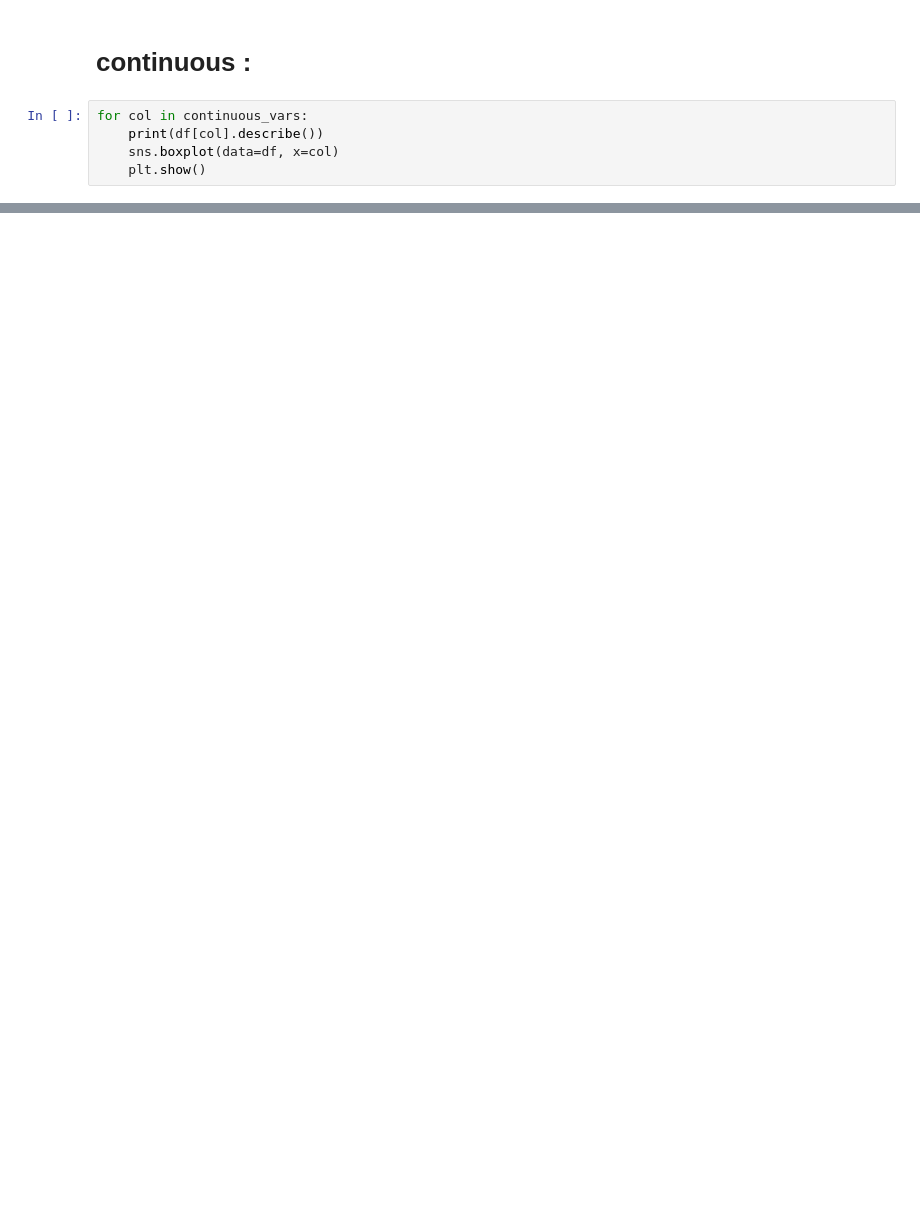
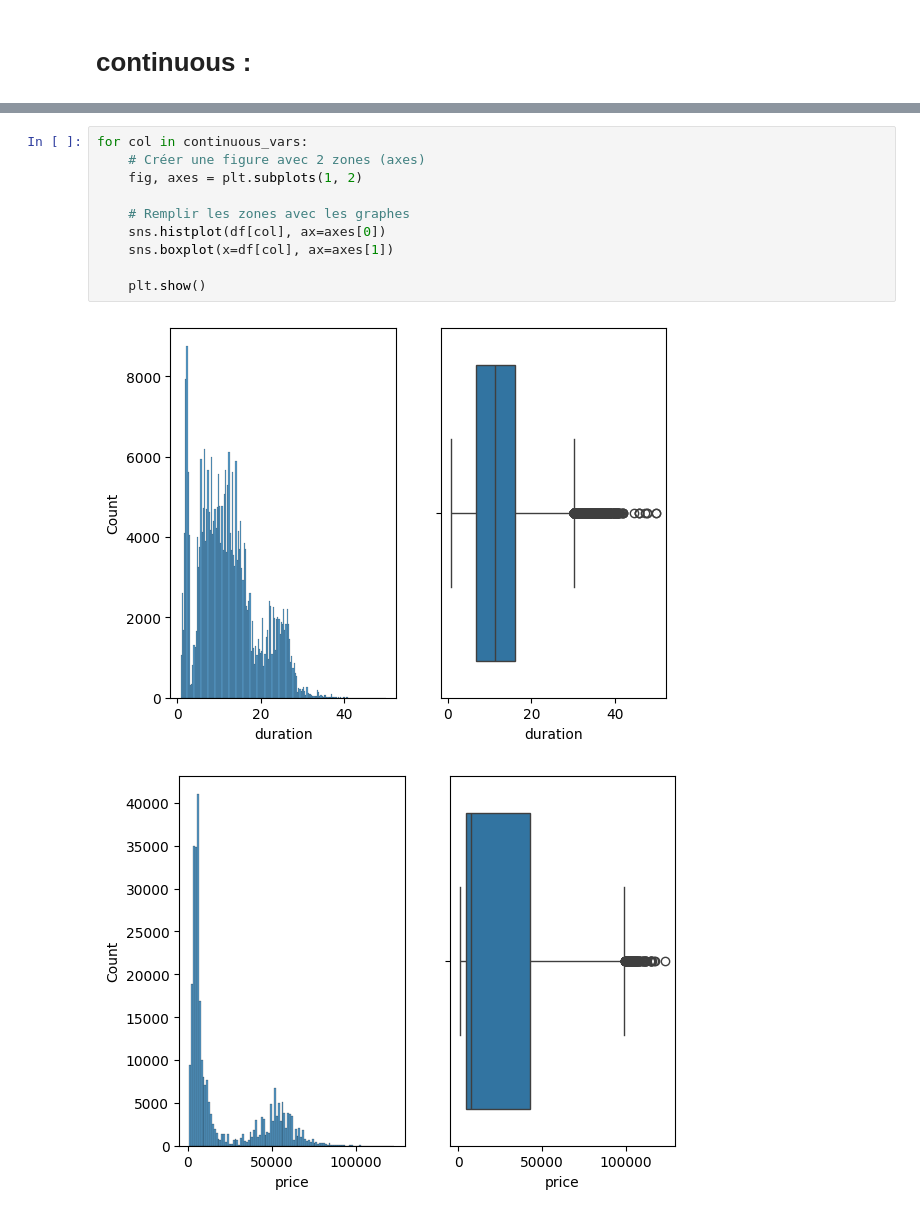
Before and after one commit to minaelaachrate/Brief10, a Jupyter notebook: EDA.ipynb, the cells around one changed output, grey strips where cells are left out. Drawn from its saved outputs; the diff is of its cells as text; blank space fills up the shorter version.

```diff
--- a/EDA.ipynb
+++ b/EDA.ipynb
@@ -239,7 +225,2 @@ Name: count, dtype: int64
 # %% [markdown]
 # continuous :
-# %%
-for col in continuous_vars:
-    print(df[col].describe())
-    sns.boxplot(data=df, x=col)
-    plt.show()
@@ -266,0 +227,13 @@ Name: price, dtype: float64
+# %%
+for col in continuous_vars:
+    # Créer une figure avec 2 zones (axes)
+    fig, axes = plt.subplots(1, 2)
+
+    # Remplir les zones avec les graphes
+    sns.histplot(df[col], ax=axes[0])
+    sns.boxplot(x=df[col], ax=axes[1])
+
+    plt.show()
+# %% [output]
+[figure, added]
+[figure, added]
```
Also changed, not shown: parts of 12 cells of this notebook.
